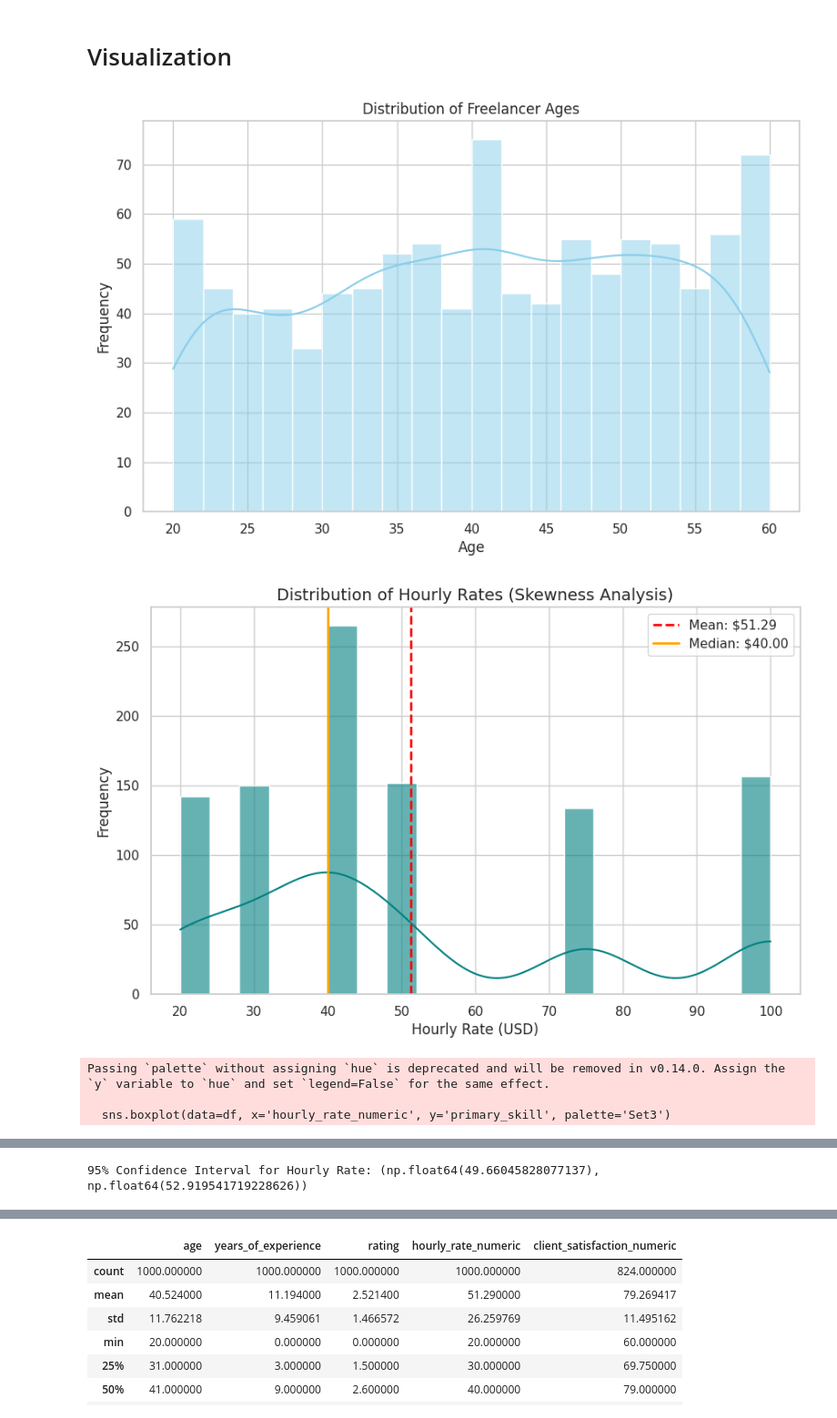
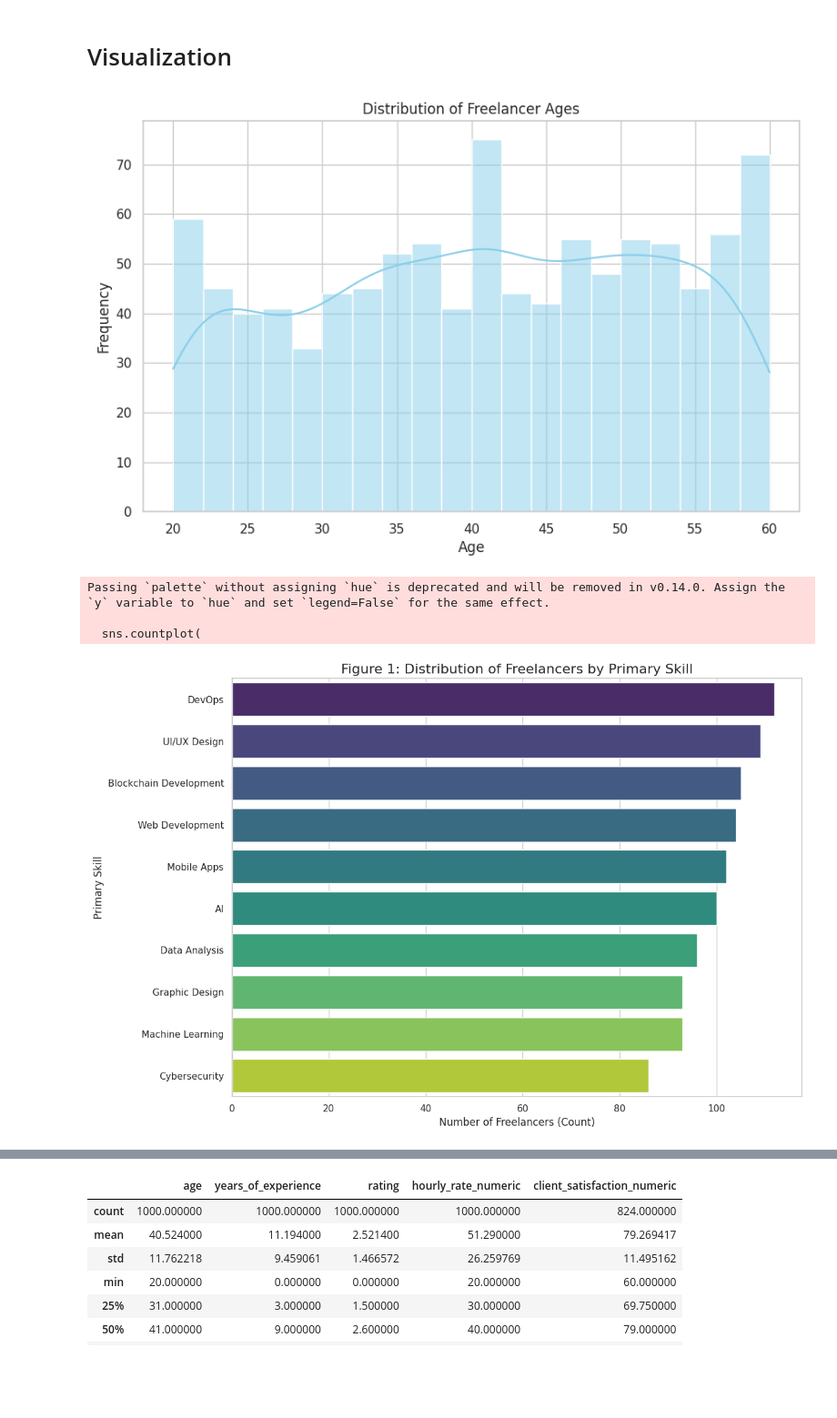
Before and after one commit to NPC39/Cleanzing_Data_Global_Freelancers, a Jupyter notebook: Global_Freelance(Dup).ipynb, the cells around one changed output, grey strips where cells are left out. Shown at 91% size. Saved outputs shown, nothing was run; the diff lists cells and outputs as text; code cells hidden in the pictures; blank space fills up the shorter version.

```diff
--- a/Global_Freelance(Dup).ipynb
+++ b/Global_Freelance(Dup).ipynb
@@ -76,6 +76,27 @@ sns.histplot(df['age'], bins=20, kde=True, color='skyblue')
 plt.title('Distribution of Freelancer Ages')
 plt.xlabel('Age')
 plt.ylabel('Frequency')
+plt.show()
+
+sns.set_theme(style="whitegrid")
+plt.figure(figsize=(12, 8))
+
+skill_order = df['primary_skill'].value_counts().index
+
+sns.countplot(
+    data=df,
+    y='primary_skill',
+    order=skill_order,
+    palette='viridis'
+)
+
+plt.title('Figure 1: Distribution of Freelancers by Primary Skill', fontsize=16)
+plt.xlabel('Number of Freelancers (Count)', fontsize=12)
+plt.ylabel('Primary Skill', fontsize=12)
+
+plt.tight_layout()
+
+plt.savefig('categorical_skill_distribution.png')
 plt.show()
 
 def clean_rate(val):
@@ -101,36 +122,35 @@ plt.axvline(mean_val, color='red', linestyle='--', linewidth=2, label=f'Mean: ${
 plt.axvline(median_val, color='orange', linestyle='-', linewidth=2, label=f'Median: ${median_val:.2f}')
 
 plt.title('Distribution of Hourly Rates (Skewness Analysis)', fontsize=14)
 plt.xlabel('Hourly Rate (USD)', fontsize=12)
 plt.ylabel('Frequency', fontsize=12)
-plt.legend() # แสดงคำอธิบายเส้น
+plt.legend()
 
 plt.savefig('hourly_rate_distribution.png')
 plt.show()
 
 plt.figure(figsize=(12, 8))
 sns.boxplot(data=df, x='hourly_rate_numeric', y='primary_skill', palette='Set3')
 plt.title('Hourly Rate by Primary Skill')
 plt.xlabel('Hourly Rate (USD)')
 plt.ylabel('Skill')
 plt.show()
 
 plt.figure(figsize=(10, 6))
 sns.scatterplot(data=df, x='years_of_experience', y='hourly_rate_numeric', alpha=0.5, hue='gender')
 plt.title('Years of Experience vs. Hourly Rate')
 plt.xlabel('Years of Experience')
 plt.ylabel('Hourly Rate (USD)')
 plt.show()
 
-
 mean_rate = df['hourly_rate_numeric'].mean()
 sem_rate = stats.sem(df['hourly_rate_numeric'])
 ci_rate = stats.t.interval(0.95, len(df['hourly_rate_numeric'])-1, loc=mean_rate, scale=sem_rate)
 
 print(f"95% Confidence Interval for Hourly Rate: {ci_rate}")
 # %% [output]
 [figure]
+Passing `palette` without assigning `hue` is deprecated and will be removed in v0.14.0. Assign the `y` variable to `hue` and set `legend=False` for the same effect.
+
+  sns.countplot(
-[figure, old version]
+[figure, new version]
-Passing `palette` without assigning `hue` is deprecated and will be removed in v0.14.0. Assign the `y` variable to `hue` and set `legend=False` for the same effect.
-
-  sns.boxplot(data=df, x='hourly_rate_numeric', y='primary_skill', palette='Set3')
@@ -139 +161,0 @@ Passing `palette` without assigning `hue` is deprecated and will be removed in v
-95% Confidence Interval for Hourly Rate: (np.float64(49.66045828077137), np.float64(52.919541719228626))
```
Also changed, not shown: parts of 1 cell of this notebook.
